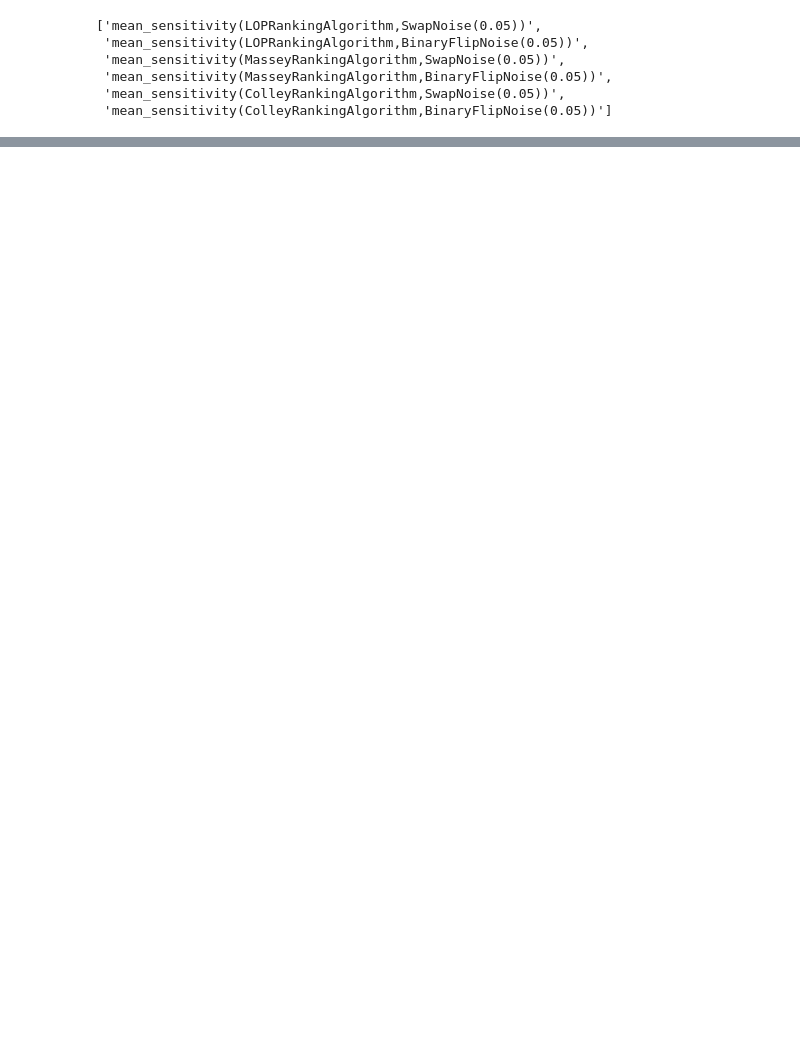
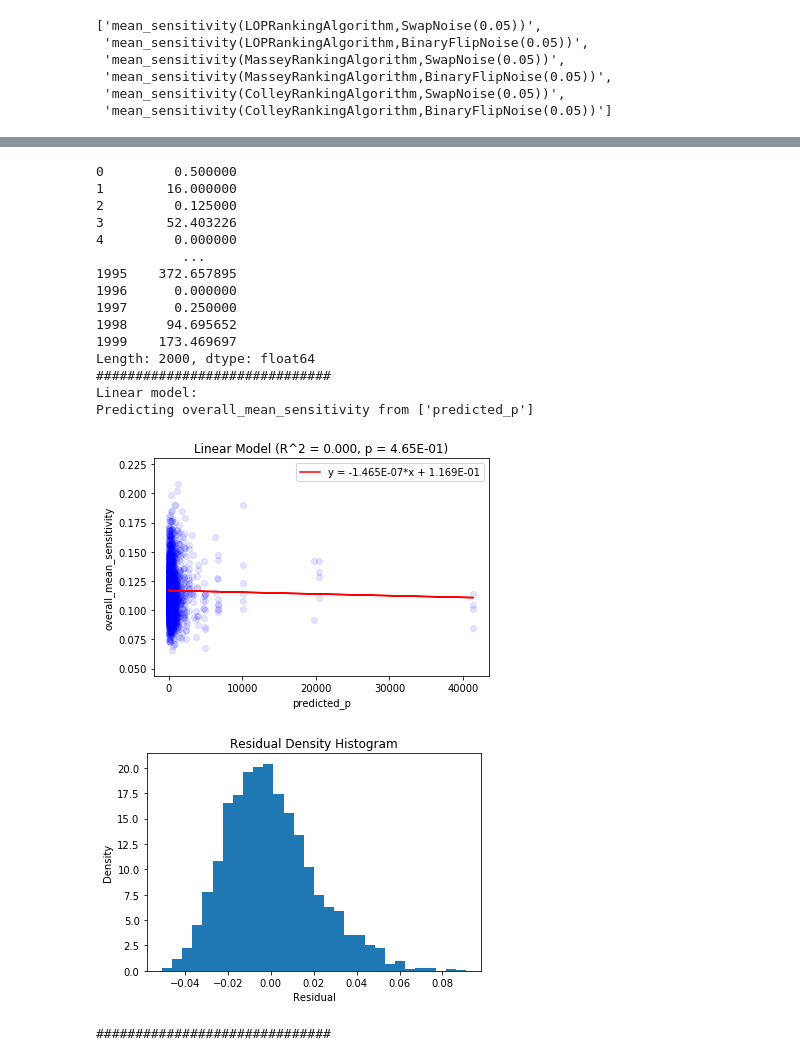
Before and after one commit to IGARDS/sensitivity_study, a Jupyter notebook: src/sensitivity_analysis.ipynb, the cells around one changed output, grey strips where cells are left out. Saved outputs shown, nothing was run; the diff lists cells and outputs as text; code cells hidden in the pictures; blank space fills up the shorter version.

```diff
--- a/src/sensitivity_analysis.ipynb
+++ b/src/sensitivity_analysis.ipynb
@@ -45,3 +47,12 @@ rankability_measures = ["kendall_w", "p_lowerbound", "max_L2_dist", "mean_L2_dis
+# %%
+def read_P(string):
+    return json.loads(string.replace("(", "[").replace(")", "]"))
+
+def read_D(string):
+    return np.array(json.loads(string))
+
+def compute_from_D(string, func=np.sum):
+    return func(read_D(string))
 # %%
 # TODO (jwaschur): create train/test split for meaningful R_squared
 
@@ -174,0 +234,34 @@ Predicting mean_sensitivity(MasseyRankingAlgorithm,BinaryFlipNoise(0.05)) from [
+# %%
+def read_P(string):
+    return json.loads(string.replace("(", "[").replace(")", "]"))
+
+predicted_ps = []
+for P_str in data["P_repeats"]:
+    P_repeats = read_P(P_str)
+    P_repeats = [str(r) for r in P_repeats]
+    repeats = pd.Series(P_repeats).value_counts().value_counts()
+    f1 = repeats.loc[1] if 1 in repeats.index else 0
+    f2 = repeats.loc[2] if 2 in repeats.index else 0.5
+    predicted_ps.append(repeats.sum() + f1**2/(2*f2))
+predicted_ps = pd.Series(predicted_ps, name="predicted_p")
+print(predicted_ps - data["p_lowerbound"])
+run_linear_model(pd.DataFrame(predicted_ps), data["overall_mean_sensitivity"], verbose=True)
+# %% [output]
+0         0.500000
+1        16.000000
+2         0.125000
+3        52.403226
+4         0.000000
+           ...
+1995    372.657895
+1996      0.000000
+1997      0.250000
+1998     94.695652
+1999    173.469697
+Length: 2000, dtype: float64
+##############################
+Linear model:
+Predicting overall_mean_sensitivity from ['predicted_p']
+[figure, added]
+[figure, added]
+##############################
```
Also changed, not shown: parts of 9 cells of this notebook, 6 other files.
